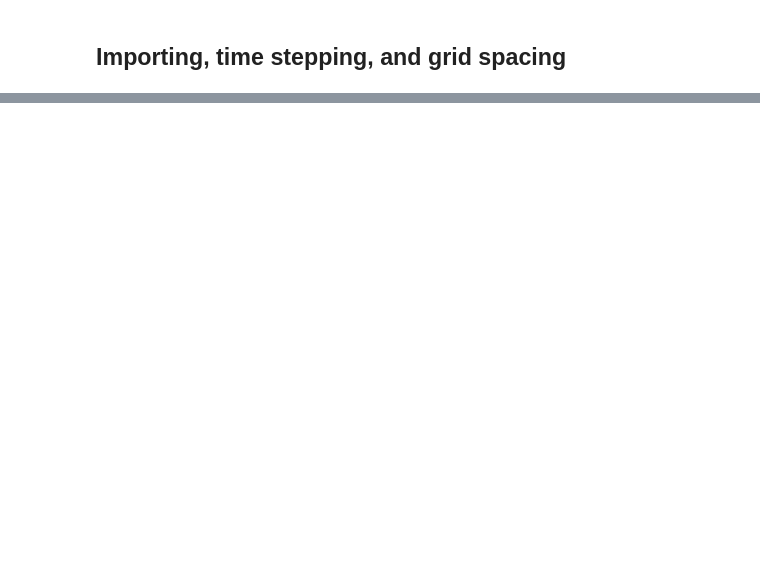
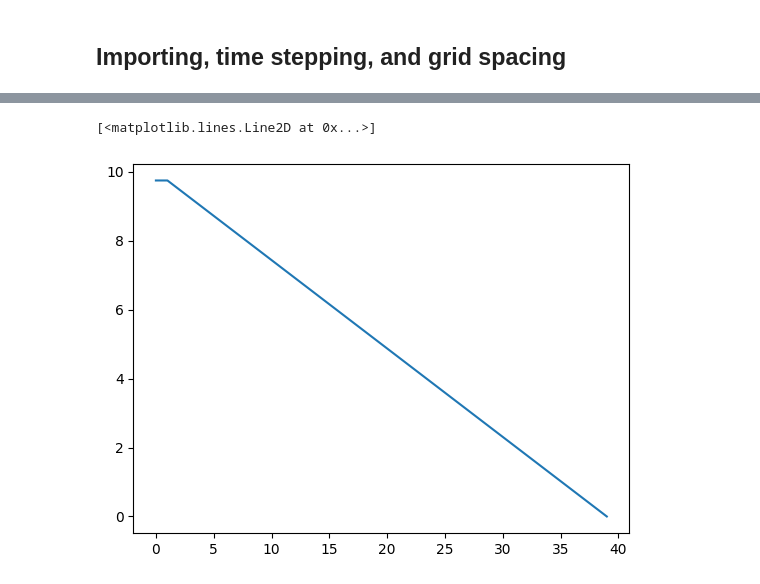
Before and after one commit to amitaanand9/eas-4610-final-project, a Jupyter notebook: tryagain.ipynb, the cells around one changed output, grey strips where cells are left out. Saved outputs shown, nothing was run; the diff lists cells and outputs as text; code cells hidden in the pictures; blank space fills up the shorter version.

```diff
--- a/tryagain.ipynb
+++ b/tryagain.ipynb
@@ -139,0 +148,6 @@ for i in range(0,5): #len(t)-1):
+# %%
+plt.figure()
+plt.plot(sols[:, -1])
+# %% [output]
+[<matplotlib.lines.Line2D at 0x...>]
+[figure, added]
```
Also changed, not shown: parts of 3 cells of this notebook.
